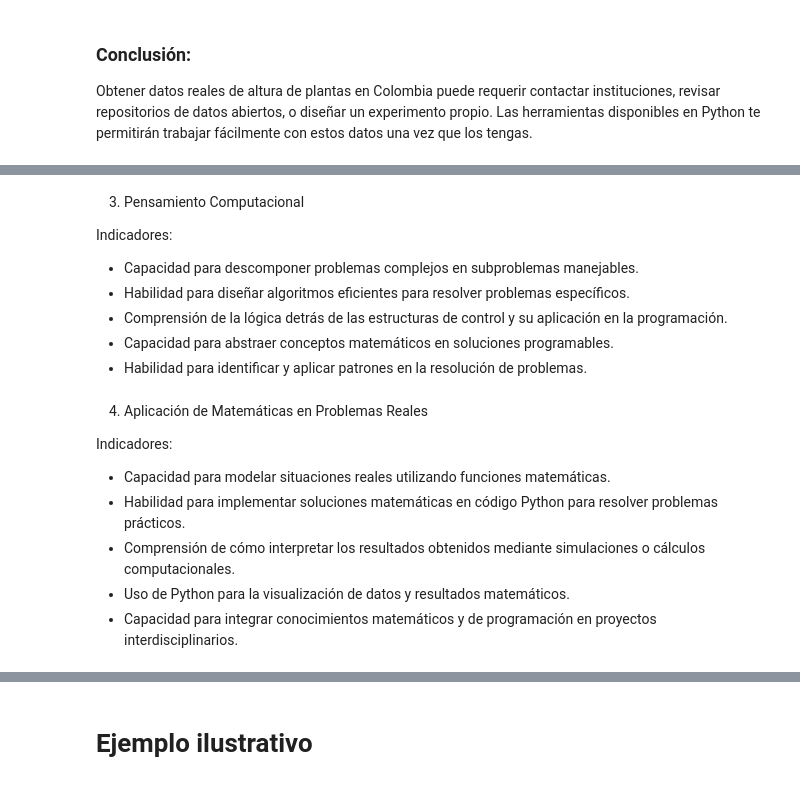
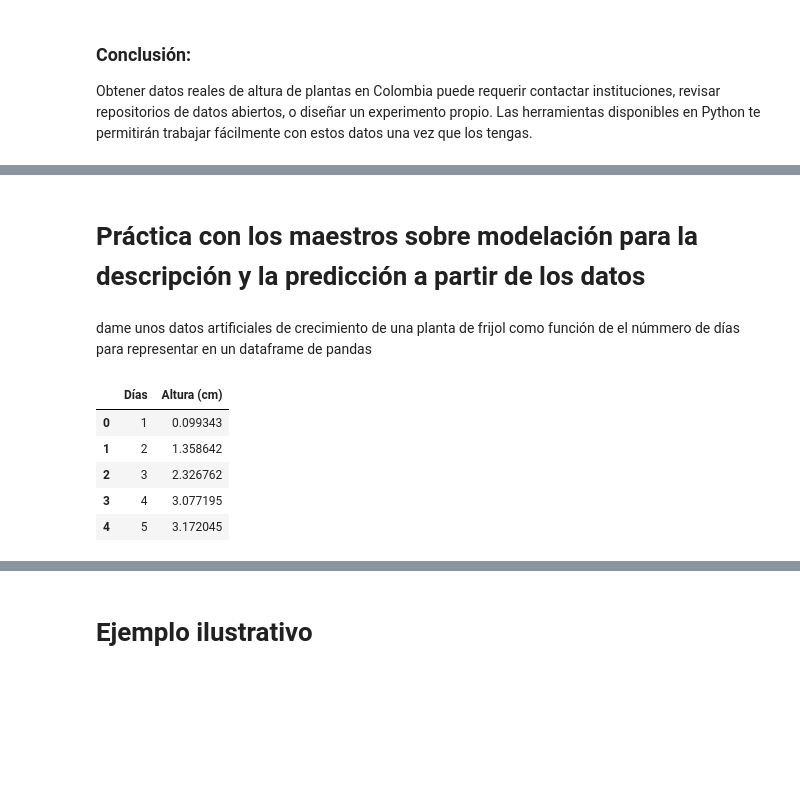
Before and after one commit to marco-canas/extension, a Jupyter notebook: talleres_maestros_puerto_libertador/taller_17_october/1_como_se_elabora_una_tabla/1_como_elaborar_tabla.ipynb, the cells around one changed output, grey strips where cells are left out. Drawn from its saved outputs; the diff is of its cells as text; code cells hidden in the pictures; blank space fills up the shorter version.

```diff
--- a/talleres_maestros_puerto_libertador/taller_17_october/1_como_se_elabora_una_tabla/1_como_elaborar_tabla.ipynb
+++ b/talleres_maestros_puerto_libertador/taller_17_october/1_como_se_elabora_una_tabla/1_como_elaborar_tabla.ipynb
@@ -468,22 +390,31 @@ Indicadores:
-# %% [markdown]
-
-3. Pensamiento Computacional
-
-Indicadores:
-
-* Capacidad para descomponer problemas complejos en subproblemas manejables.
-* Habilidad para diseñar algoritmos eficientes para resolver problemas específicos.
-* Comprensión de la lógica detrás de las estructuras de control y su aplicación en la programación.
-* Capacidad para abstraer conceptos matemáticos en soluciones programables.
-* Habilidad para identificar y aplicar patrones en la resolución de problemas.
-# %% [markdown]
-
-4. Aplicación de Matemáticas en Problemas Reales
-
-Indicadores:
-
-* Capacidad para modelar situaciones reales utilizando funciones matemáticas.
-* Habilidad para implementar soluciones matemáticas en código Python para resolver problemas prácticos.
-* Comprensión de cómo interpretar los resultados obtenidos mediante simulaciones o cálculos computacionales.
-* Uso de Python para la visualización de datos y resultados matemáticos.
-* Capacidad para integrar conocimientos matemáticos y de programación en proyectos interdisciplinarios.
+# %% [markdown]
+# Práctica con los maestros sobre modelación para la descripción y la predicción a partir de los datos
+# %% [markdown]
+dame unos datos artificiales de crecimiento de una planta de frijol como función de el númmero de días para representar en un dataframe de pandas
+# %%
+import pandas as pd
+import numpy as np
+
+# Generar datos artificiales de crecimiento de una planta de frijol como función del número de días
+np.random.seed(42)  # Para reproducibilidad
+
+# Número de días (simularemos 30 días de crecimiento)
+dias = np.arange(1, 31)
+
+# Crecimiento de la planta (altura en cm), con una tendencia creciente y algo de ruido
+altura_cm = 2 * np.log(dias) + np.random.normal(0, 0.2, len(dias))
+
+# Crear un DataFrame con los datos
+df_frijol = pd.DataFrame({
+    'Días': dias,
+    'Altura (cm)': altura_cm
+})
+
+df_frijol.head()  # Mostrar los primeros registros del dataframe
+# %% [output]
+|  | Días | Altura (cm) |
+| 0 | 1 | 0.099343 |
+| 1 | 2 | 1.358642 |
+| 2 | 3 | 2.326762 |
+| 3 | 4 | 3.077195 |
+| 4 | 5 | 3.172045 |
```
Also changed, not shown: parts of 49 cells of this notebook.
